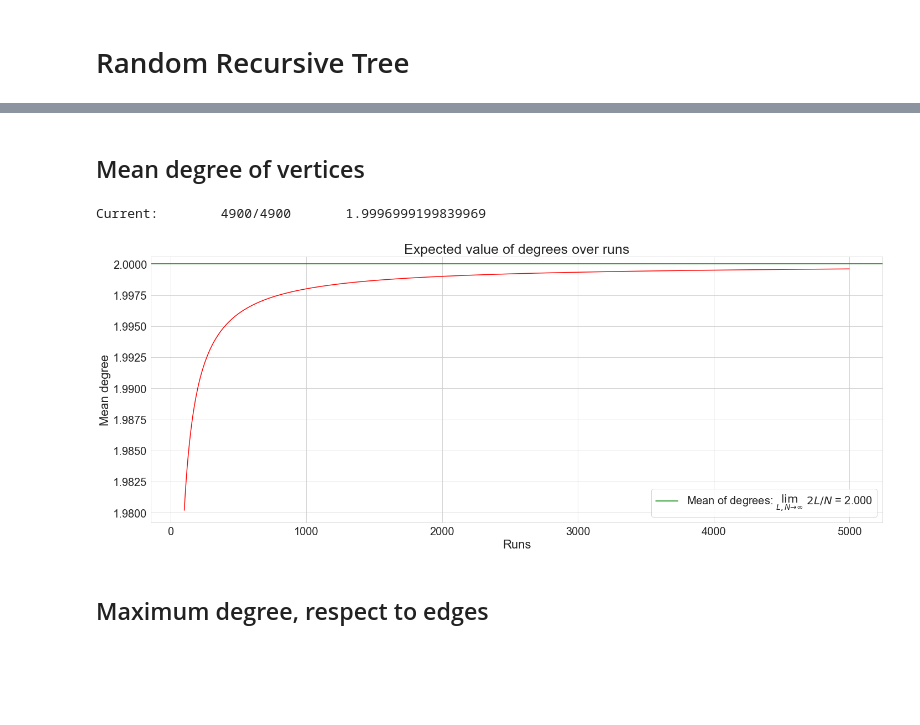
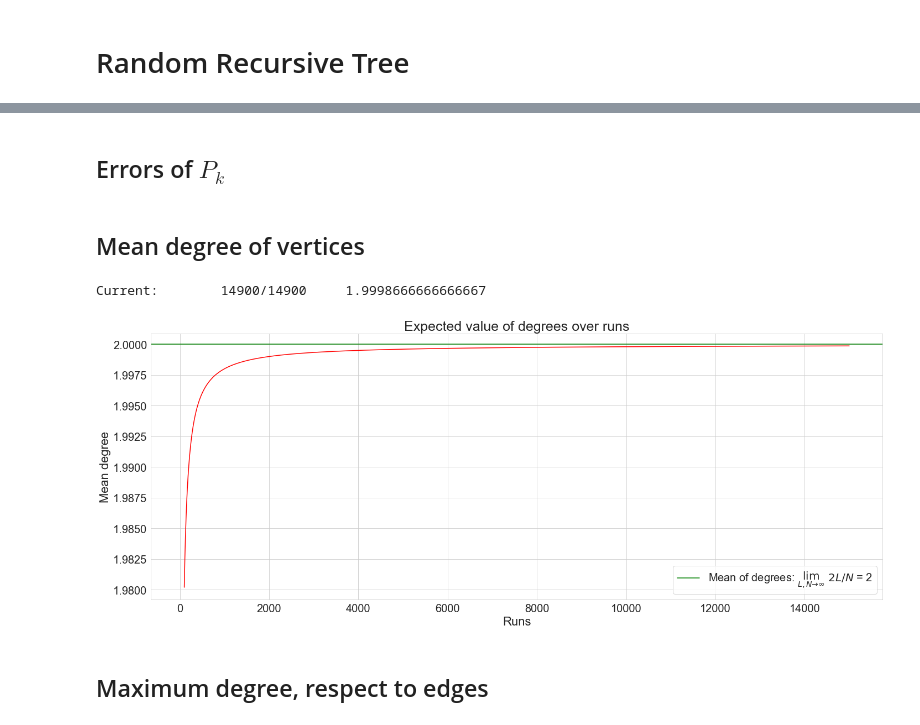
Before and after one commit to masterdesky/ELTE-stochastic-processes-2019, a Jupyter notebook: Lecture 9/Homework 8-9/Stochastic processes - 8-9..ipynb, the cells around one changed output, grey strips where cells are left out. Drawn from its saved outputs; the diff is of its cells as text; code cells hidden in the pictures; blank space fills up the shorter version.

```diff
--- a/Lecture 9/Homework 8-9/Stochastic processes - 8-9..ipynb
+++ b/Lecture 9/Homework 8-9/Stochastic processes - 8-9..ipynb
@@ -136,8 +139,49 @@ plt.show()
+# %% [markdown]
+## Errors of $P_{k}$
+# %%
+nrows = 2
+ncols = 1
+fig, axes = plt.subplots(nrows=nrows, ncols=ncols, figsize=(ncols*20,nrows*8))
+
+titlesize = 25
+axislabelsize = 22
+axisticksize = 20
+
+sim_p = dist_rrt[1:]/(n_edges_rrt-1)
+theor_p = np.array([np.exp(-k * np.log(2)) for k in range(1, n_edges_rrt+1)])
+diff = sim_p - theor_p
+
+# Suppress 'RuntimeWarning: invalid value encountered in divide' warnings
+# They naturally pops up, when the 'diff/theor_p' is overflowing the floating-point accuracy
+with np.errstate(divide='ignore',invalid='ignore'):
+    axes[0].plot([k for k in range(1, n_edges_rrt+1)],
+                 diff/theor_p*100, color='red')
+
+    axes[1].plot([k for k in range(1, n_edges_rrt+1)][:10],
+                 (diff/theor_p*100)[:10], color='red')
+
+axes[0].set_title('Errors of all degree')
+axes[1].set_title('Errors of first 10 degree')
+
+for i in range(0, nrows):
+    axes[i].set_xlabel('Degrees', fontsize=axislabelsize)
+    axes[i].set_ylabel('Errors of $P_{k}$ [%]', fontsize=axislabelsize)
+
+    axes[i].tick_params(axis='both', which='major', labelsize=axisticksize)
+
+fig.tight_layout()
+plt.savefig(image_path +
+            'rrt_error.' +
+            image_format,
+            format=image_format,
+            dpi=image_dpi,
+            bbox_inches='tight')
+plt.show()
 # %% [markdown]
 ## Mean degree of vertices
 # %%
 mean_runs_rrt_min = 100
-mean_runs_rrt_max = 5000
+mean_runs_rrt_max = 15000
 mean_runs_rrt = mean_runs_rrt_max - mean_runs_rrt_min
 
 degree_means_rrt = np.zeros((mean_runs_rrt))
@@ -149,7 +193,7 @@ for i in range(0, mean_runs_rrt):
     sys.stdout.write('\rCurrent:\t{0}/{1}\t{2}'.format(i+1, mean_runs_rrt, degree_means_rrt[i]))
     sys.stdout.flush()
 # %% [output]
-Current:        4900/4900       1.9996999199839969
+Current:        14900/14900     1.9998666666666667
 # %%
 nrows = 1
 ncols = 1
@@ -157,34 +201,34 @@ fig, axes = plt.subplots(nrows=nrows, ncols=ncols, figsize=(ncols*20,nrows*8))
 
 titlesize = 25
 axislabelsize = 22
 axisticksize = 20
 legendsize = 20
 
 axes.plot([k for k in range(mean_runs_rrt_min, mean_runs_rrt_max)],
              degree_means_rrt, color='red')
 
 axes.axhline(y=2*1e10/(1e10+1),
-                label='Mean of degrees: $\lim_{L,N \\to \infty}\ 2L/N$ = %.3f' % (2*1e20/(1e20+1)),
+                label='Mean of degrees: $\lim_{L,N \\to \infty}\ 2L/N$ = %.0f' % (2*1e20/(1e20+1)),
                 color='green')
 
 axes.set_title('Expected value of degrees over runs', fontsize=titlesize)
 
 axes.set_xlabel('Runs', fontsize=axislabelsize)
 axes.set_ylabel('Mean degree', fontsize=axislabelsize)
 
 axes.tick_params(axis='both', which='major', labelsize=axisticksize)
 
 axes.legend(fontsize=legendsize)
 
 fig.tight_layout()
 plt.savefig(image_path +
             'rrt_mean.' +
             image_format,
             format=image_format,
             dpi=image_dpi,
             bbox_inches='tight')
 plt.show()
 # %% [output]
-[figure, old version]
+[figure, new version]
 # %% [markdown]
 ## Maximum degree, respect to edges
```
Also changed, not shown: parts of 10 cells of this notebook, 7 other files.
